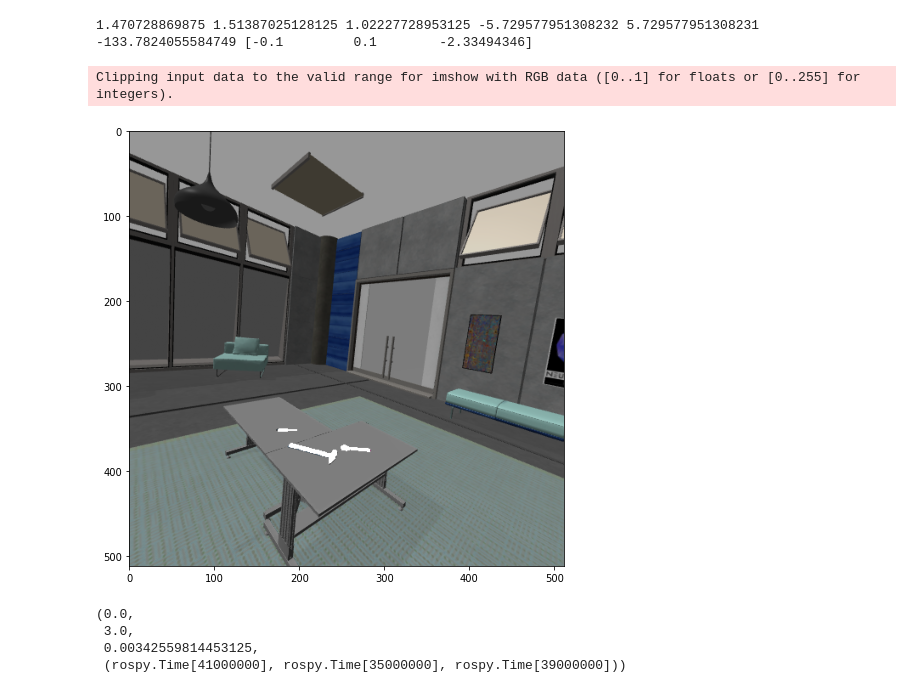
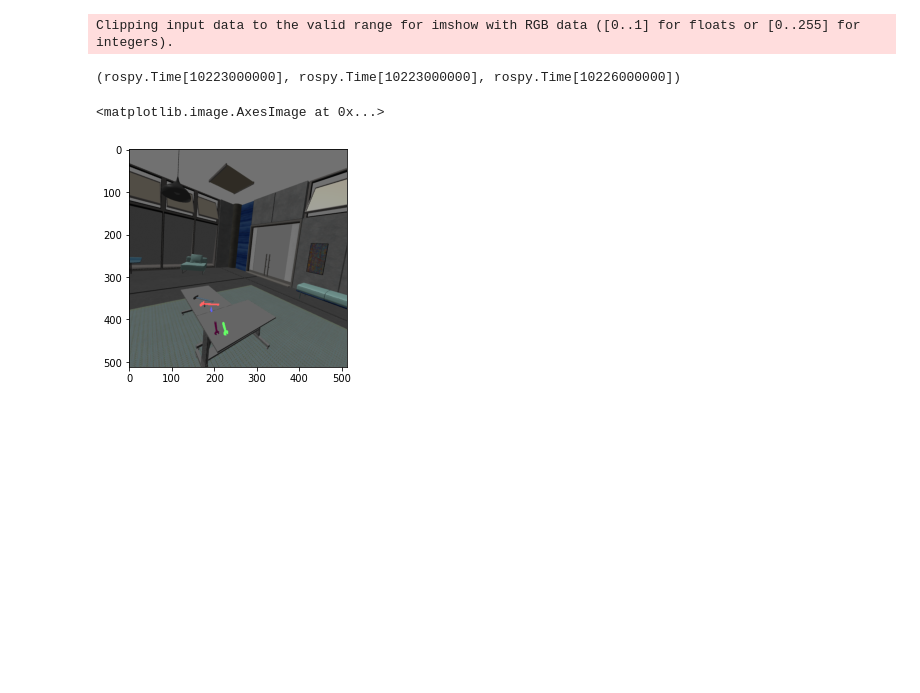
Before and after one commit to ncskth/dataset_generator, a Jupyter notebook: src/utils.ipynb, the cells around one changed output. Drawn from its saved outputs; the diff is of its cells as text; code cells hidden in the pictures; blank space fills up the shorter version.

```diff
--- a/src/utils.ipynb
+++ b/src/utils.ipynb
@@ -31,5 +33,5 @@ TODO.md                      src
 # %%
-bag = rosbag.Bag("../record.bag")
+bag = rosbag.Bag("../data/dvs_2021-06-16-19-23-07.bag")
 model_topic = "/gazebo/model_states"
 camera_topic = "/robot/camera_rgb_00"
 event_topic = "/robot/camera_dvs_00/events"
@@ -55,7 +57,6 @@ def events_to_image(msg):
 # %%
 def image_labels(camera, tool_poses, tool_meshes):
     images = []
-
     for tool_class, (tool, pose) in enumerate(tool_poses.items()):
         raw_vertices, raw_triangles = tool_meshes[tool]
         transformed = transform_tool(raw_vertices, pose)
@@ -65,4 +66,4 @@ def image_labels(camera, tool_poses, tool_meshes):
         for mesh in triangles:
             cv2.fillConvexPoly(image_class, mesh, tool_class + 1)
         images.append(image_class)
-    return images
+    return np.stack(images, -1)
@@ -84,29 +101,21 @@ ct.SpatialOrientation?
 # %%
-plt.figure(figsize=(16, 8))
-(image, camera_pose, tool_poses, tool_meshes, times) = out
+(image, camera, camera_pose, tool_poses, tool_meshes, labels, event, times) = out
 (x, y, z, roll, pitch, yaw) = camera_pose
 (roll, pitch, yaw) = (radians * 180 / np.pi for radians in (roll, pitch, yaw))
 projection = ct.RectilinearProjection(
-    focallength_px=0.5003983220157445 * 512, image=(512, 512)
+   focallength_px=0.5003983220157445 * 512, image=(512, 512)
 )
 orientation = ct.SpatialOrientation(
-    pos_x_m=x + 0.045, pos_y_m=y - 0.08, elevation_m=z + 1.0,
-    roll_deg=roll+11, tilt_deg=90-pitch, heading_deg=90-yaw,
+   pos_x_m=x, pos_y_m=y, elevation_m=z,
+   roll_deg=roll, tilt_deg=90-pitch, heading_deg=90-yaw,
 )
-camera = ct.Camera(projection, orientation)
-print(x, y, z, roll, pitch, yaw, camera_pose[3:])
-
-images = image_labels(camera, tool_poses, tool_meshes)
-cl = images[0] + images[1] + images[2]
-cl = np.broadcast_to(np.expand_dims(cl, 2), (512, 512, 3))
-plt.imshow(image / 300 + cl)
-plt.show()
-cl.min(), cl.max(), cl.mean(), times
+camera2 = ct.Camera(projection, orientation)
+label = image_labels(camera2, tool_poses, tool_meshes)
+print(times)
+#plt.imshow(label / 3)
+plt.imshow(image / 400 + label)
 # %% [output]
-1.470728869875 1.51387025128125 1.02227728953125 -5.729577951308232 5.729577951308231 -133.7824055584749 [-0.1         0.1        -2.33494346]
+Clipping input data to the valid range for imshow with RGB data ([0..1] for floats or [0..255] for integers).
-Clipping input data to the valid range for imshow with RGB data ([0..1] for floats or [0..255] for integers).
+(rospy.Time[10223000000], rospy.Time[10223000000], rospy.Time[10226000000])
+<matplotlib.image.AxesImage at 0x...>
-[figure, old version]
+[figure, new version]
-(0.0,
- 3.0,
- 0.00342559814453125,
- (rospy.Time[41000000], rospy.Time[35000000], rospy.Time[39000000]))
```
Also changed, not shown: parts of 30 cells of this notebook, 1 other file.
